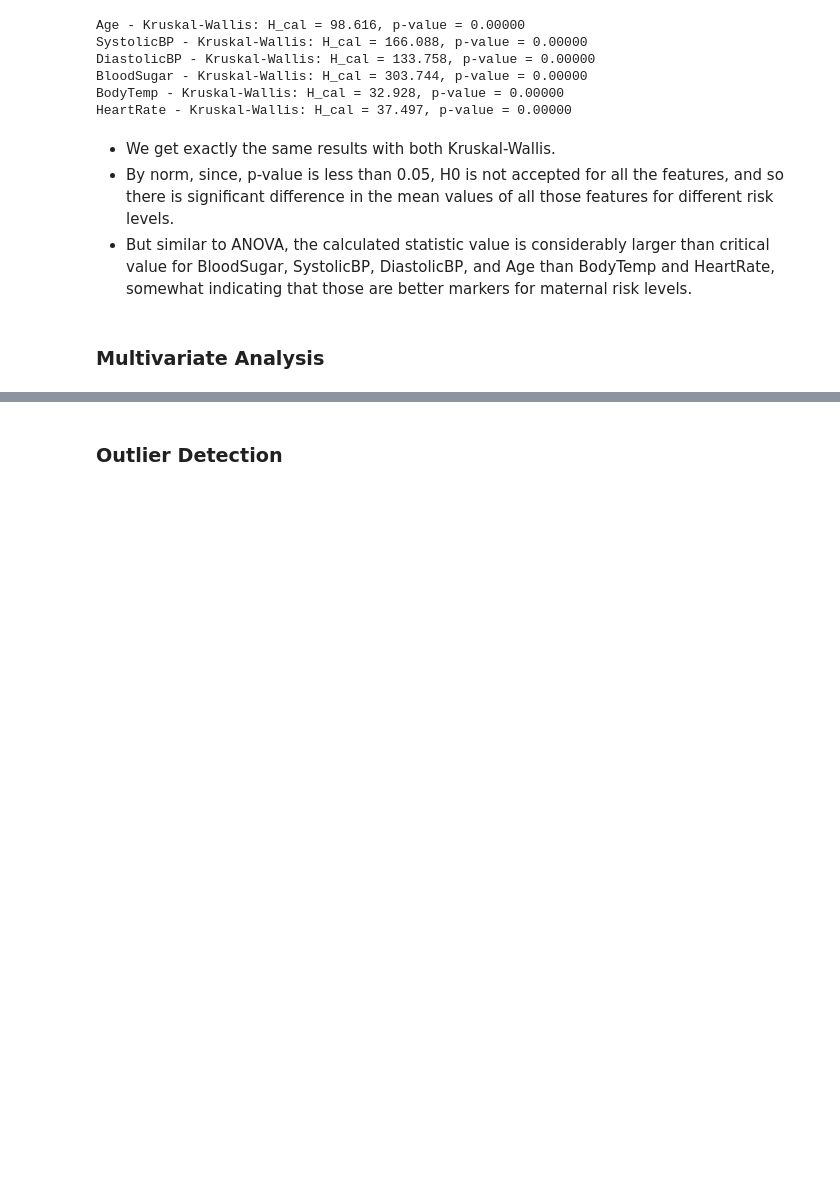
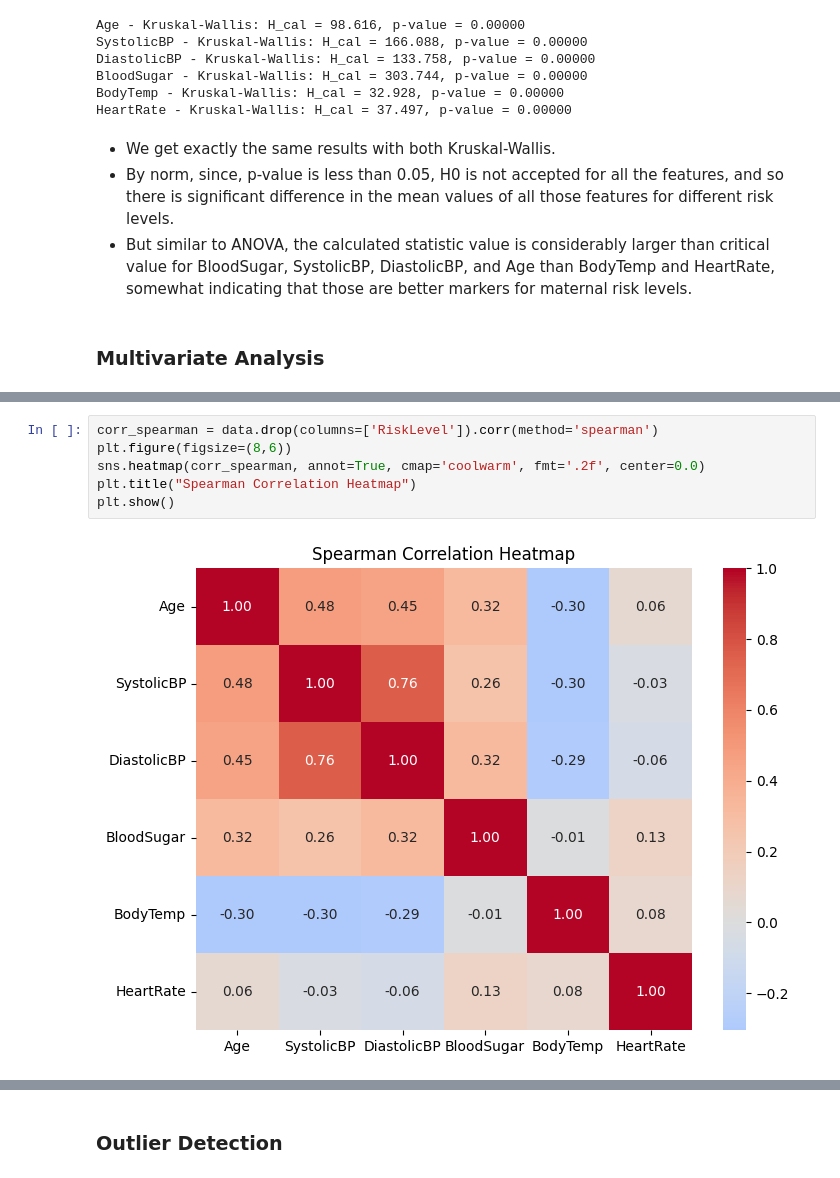
Before and after one commit to a-leena/maternal_health_risk, a Jupyter notebook: notebook/EDA.ipynb, the cells around one changed output, grey strips where cells are left out. Cells and saved outputs as stored; diff of their text form; blank space fills up the shorter version.

```diff
--- a/notebook/EDA.ipynb
+++ b/notebook/EDA.ipynb
@@ -346,0 +357,8 @@ HeartRate - Kruskal-Wallis: H_cal = 37.497, p-value = 0.00000
+# %%
+corr_spearman = data.drop(columns=['RiskLevel']).corr(method='spearman')
+plt.figure(figsize=(8,6))
+sns.heatmap(corr_spearman, annot=True, cmap='coolwarm', fmt='.2f', center=0.0)
+plt.title("Spearman Correlation Heatmap")
+plt.show()
+# %% [output]
+[figure, added]
```
Also changed, not shown: parts of 4 cells of this notebook.
